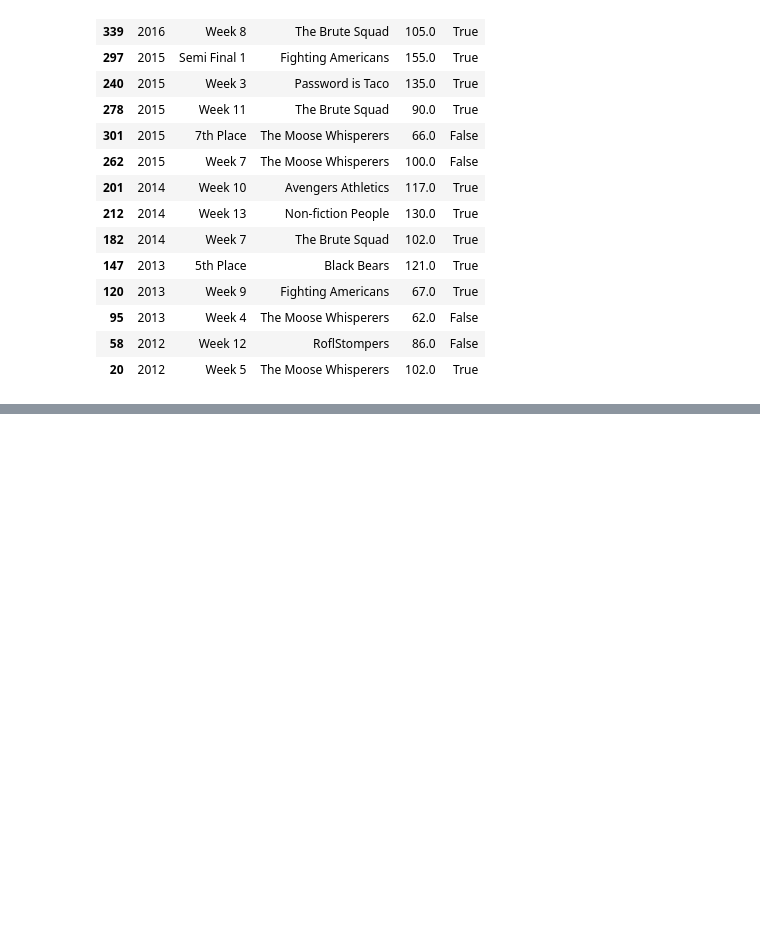
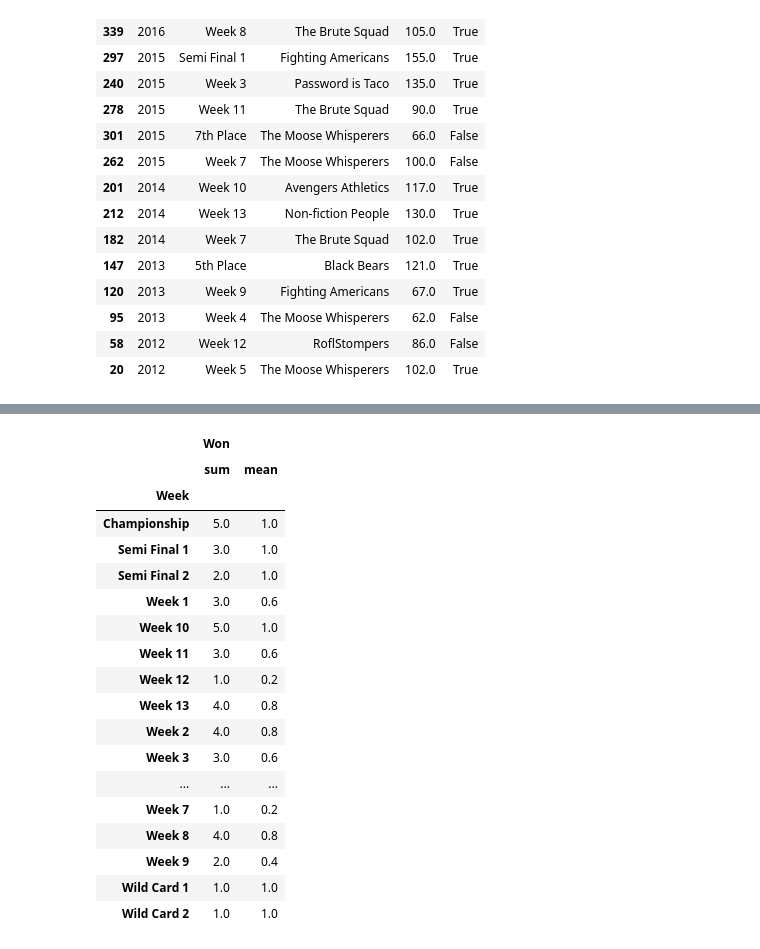
Before and after one commit to AgentCid/fantasy-football, a Jupyter notebook: fantasy-football.ipynb, the cells around one changed output, grey strips where cells are left out. Cells and saved outputs as stored; diff of their text form; code cells hidden in the pictures; blank space fills up the shorter version.

Commit message:
added writeups and week 5 stats

```diff
--- a/fantasy-football.ipynb
+++ b/fantasy-football.ipynb
@@ -130,0 +133,29 @@ np.polyfit(fred['Alphabetical'], fred['Score'], 1)
+# %%
+# season winners
+season_winners = gbt[(gbt['Won'] == True) & (gbt['Week'] == 'Championship')][['Team', 'Year']].sort_values(['Year'])
+
+# champs wins by week
+week_records = season_winners.merge(gbt, how='left', on=['Team', 'Year'])[['Year', 'Week', 'Won']]
+
+# average champ wins per week
+week_records[['Week', 'Won']].groupby('Week').agg(['sum', 'mean'])
+# %% [output]
+|  | Won |  |
+|  | sum | mean |
+| Week |  |  |
+| Championship | 5.0 | 1.0 |
+| Semi Final 1 | 3.0 | 1.0 |
+| Semi Final 2 | 2.0 | 1.0 |
+| Week 1 | 3.0 | 0.6 |
+| Week 10 | 5.0 | 1.0 |
+| Week 11 | 3.0 | 0.6 |
+| Week 12 | 1.0 | 0.2 |
+| Week 13 | 4.0 | 0.8 |
+| Week 2 | 4.0 | 0.8 |
+| Week 3 | 3.0 | 0.6 |
+| ... | ... | ... |
+| Week 7 | 1.0 | 0.2 |
+| Week 8 | 4.0 | 0.8 |
+| Week 9 | 2.0 | 0.4 |
+| Wild Card 1 | 1.0 | 1.0 |
+| Wild Card 2 | 1.0 | 1.0 |
```
Also changed, not shown: parts of 3 cells of this notebook, 2 other files.
